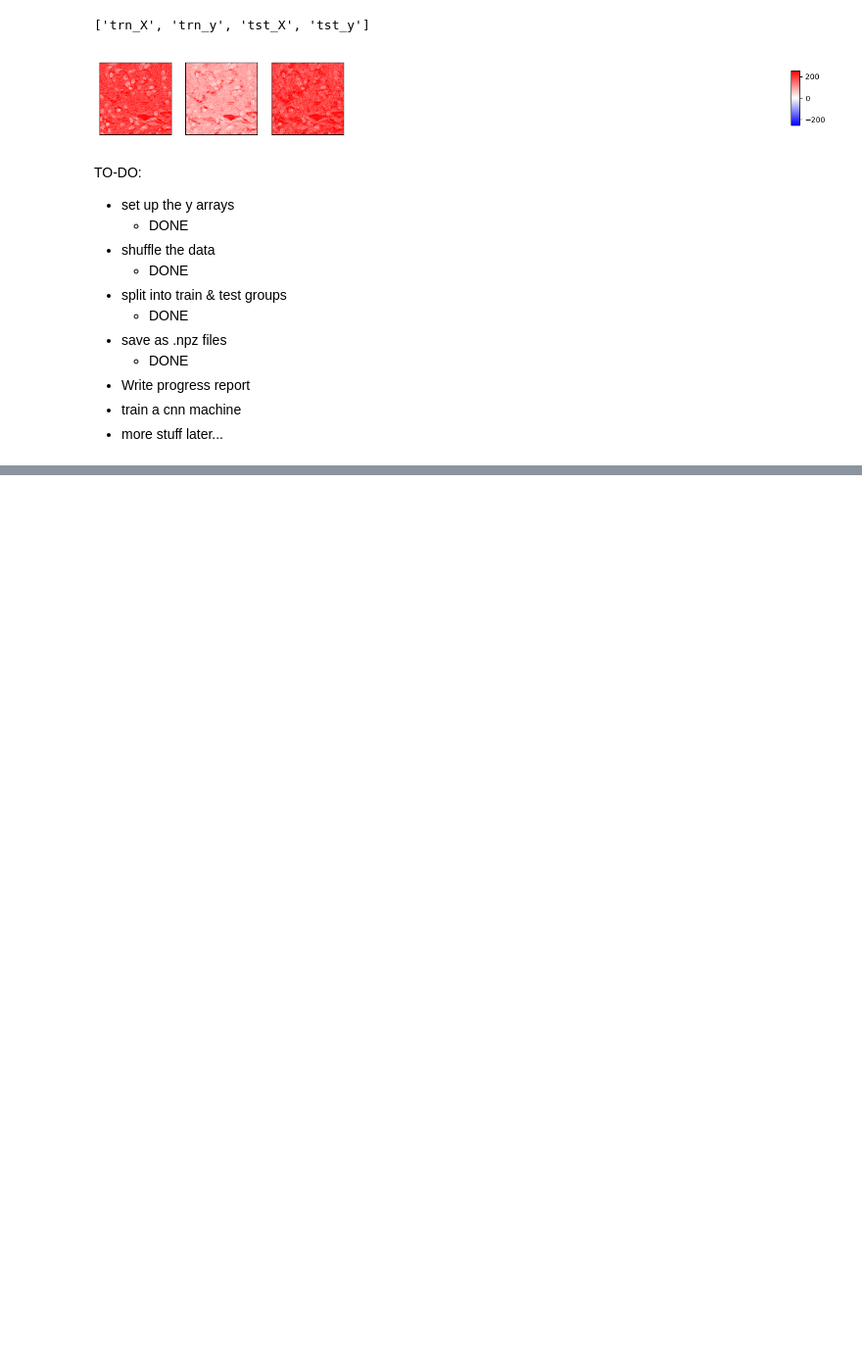
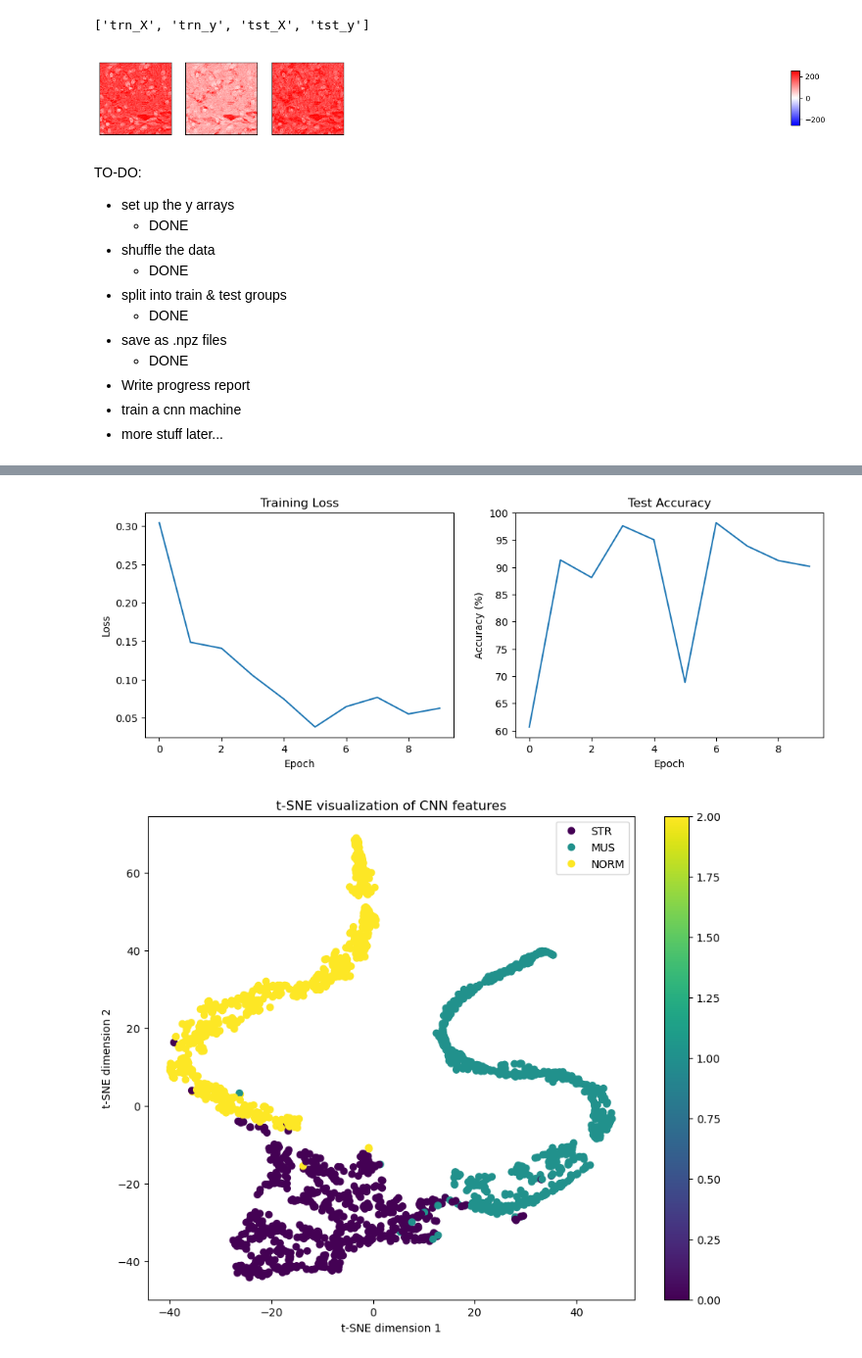
Before and after one commit to JoeCodes2001/COMP432, a Jupyter notebook: cnn.ipynb, the cells around one changed output, grey strips where cells are left out. Shown at 98% size. Cells and saved outputs as stored; diff of their text form; code cells hidden in the pictures; blank space fills up the shorter version.

Commit message:
ResNet18 trainnig on Dataset 1 and tsne visualization

```diff
--- a/cnn.ipynb
+++ b/cnn.ipynb
@@ -309,0 +461,26 @@ TO-DO:
+# %%
+#to run on gpu if available
+device = torch.device("cuda" if torch.cuda.is_available() else "cpu")
+print(f"Using device: {device}")
+
+data = np.load("Dataset1Data.npz")
+
+# Convert to torch tensors and create datasets
+trn_X = torch.FloatTensor(data['trn_X']).to(device)
+trn_y = torch.LongTensor(data['trn_y']).to(device)
+tst_X = torch.FloatTensor(data['tst_X']).to(device)
+tst_y = torch.LongTensor(data['tst_y']).to(device)
+
+train_dataset = TensorDataset(trn_X, trn_y)
+test_dataset = TensorDataset(tst_X, tst_y)
+
+train_loader = DataLoader(train_dataset, batch_size=32, shuffle=True)
+test_loader = DataLoader(test_dataset, batch_size=32, shuffle=False)
+
+
+
+# Initialize and train model
+model = ImageClassifier(num_classes=3).to(device)
+model = model.to(device)
+
+train_losses, test_accuracies = train_model(model, train_loader, test_loader, device)
@@ -309,0 +499,22 @@ TO-DO:
+# %%
+# Plot training progress
+plt.figure(figsize=(12, 4))
+plt.subplot(1, 2, 1)
+plt.plot(train_losses)
+plt.title('Training Loss')
+plt.xlabel('Epoch')
+plt.ylabel('Loss')
+
+plt.subplot(1, 2, 2)
+plt.plot(test_accuracies)
+plt.title('Test Accuracy')
+plt.xlabel('Epoch')
+plt.ylabel('Accuracy (%)')
+plt.show()
+
+# Visualize features using t-SNE
+classes = ["STR", "MUS", "NORM"]
+extract_features_and_visualize(model, test_loader, device, classes)
+# %% [output]
+[figure, added]
+[figure, added]
```
Also changed, not shown: parts of 7 cells of this notebook, 2 other files.
